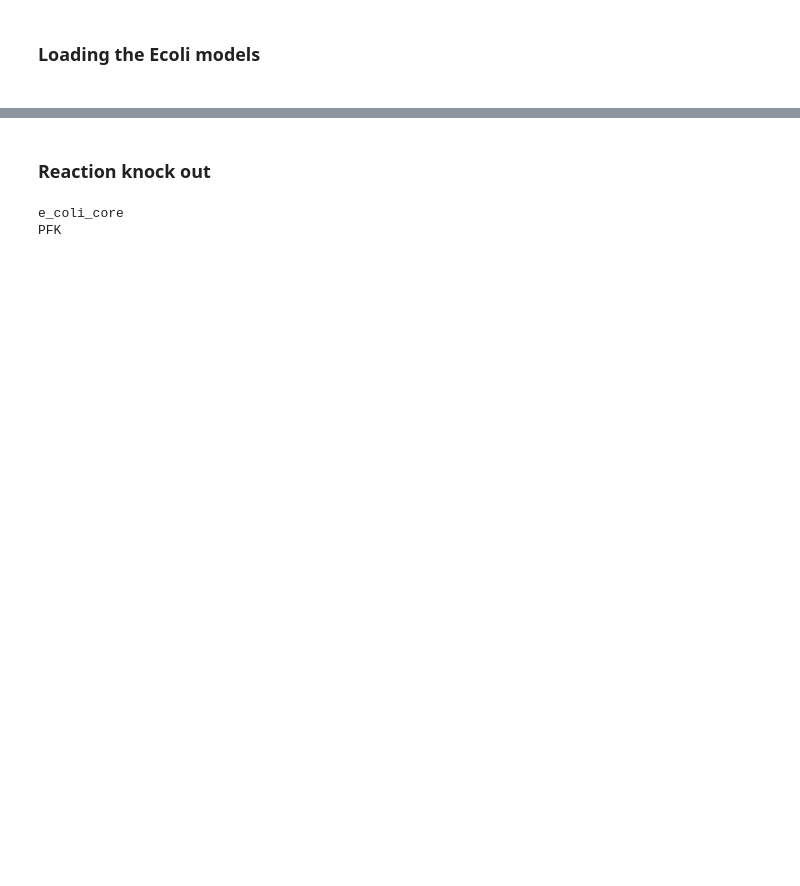
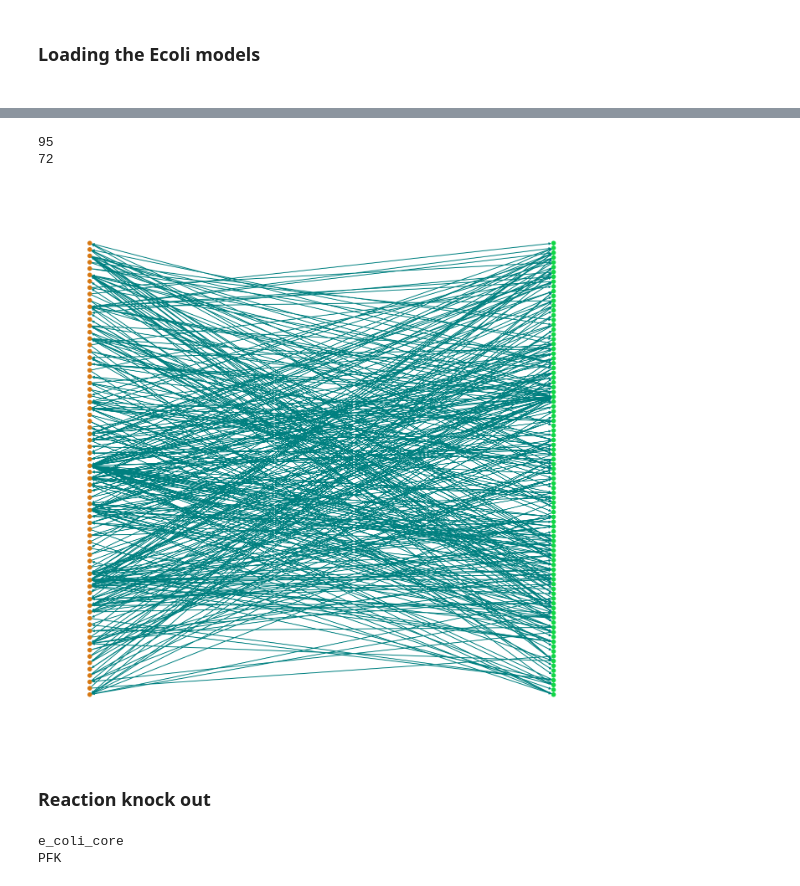
Before and after one commit to the-rich-piana/CSCI_Networks, a Jupyter notebook: Final_Project/networks_metabolism.ipynb, the cells around one changed output, grey strips where cells are left out. Saved outputs shown, nothing was run; the diff lists cells and outputs as text; code cells hidden in the pictures; blank space fills up the shorter version.

```diff
--- a/Final_Project/networks_metabolism.ipynb
+++ b/Final_Project/networks_metabolism.ipynb
@@ -43,0 +47,37 @@ iECW_1372.xml
+# %%
+rxns = {}#[]
+mbls = set()#[]
+
+"""TO DO:
+- Add fluxes, aka weighted edges for metabolites
+- Fix node font size
+- Do with actual model not just ecoli_core
+"""
+
+for rxn in tmodel.reactions:
+    #rxns.add(rxn.id)
+    #print(rxn)
+    #add reactants
+    reactants_list = []
+    for i in rxn.reactants:
+        reactants_list.append(i.id)
+  #  print(reactants_list)
+    products_list = []
+    for i in rxn.products:
+        products_list.append(i.id)
+
+    rxns[rxn.id] = reactants_list, products_list
+
+for mbl in tmodel.metabolites: mbls.add(mbl.id)#, print(mbl)
+
+print(len(rxns))
+#display(rxns)
+print(len(mbls))
+#display(mbls)
+# %% [output]
+95
+72
+# %%
+B = nx.DiGraph()
+B.add_nodes_from(mbls, bipartite=1,)
+B.add_nodes_from(rxns, bipartite=1)
@@ -43,0 +101,26 @@ iECW_1372.xml
+# %%
+def drawGz_circular(G,z, first_partition):
+    # MODIFY THIS FUNCTION AS NEEDED
+    # input  : G is a networkx graph
+    #        : z is a dictionary of group labels for G's nodes
+    # output : a circular layout plot (ignores edge weights)
+    #
+    # WARNING: function is optimistic: assumes inputs are properly formatted
+
+    colors = ['#d67711','#11d646','#1b11d6','#d611cc'] # map node labels to colors (for the visualization)
+
+    node_colors = []
+    for i in G.nodes():
+        node_colors.append(colors[int(z[i])])
+    nsize  = 500
+    flabel = True
+
+    if G.order() > 50:
+        nsize  = 100
+        flabel = False
+
+    nx.draw_networkx(G,edge_color='teal',with_labels=flabel,node_size=nsize,width=2,node_color=node_colors,pos = nx.bipartite_layout(G, nodes=first_partition))#pos = nx.circular_layout(G)) # draw it pretty
+    limits=plt.axis('off')                                      # turn off axes
+    plt.show()
+
+    return
@@ -44,3 +135,12 @@ iECW_1372.xml
+# %%
+#nx.draw_networkx(B, width=1)
+plt.figure(3,figsize=(24,24))
+plt.title('E. Coli Core Metabolism, Orange nodes: metabolites, Green: reactions ', color='w')
+
+drawGz_circular(B, z, mbls)
+plt.show()
+# %% [output]
+[figure, added]
 # %% [markdown]
 <H3> Reaction knock out </h3>
 # %%
```
Also changed, not shown: parts of 9 cells of this notebook, 10 other files.
